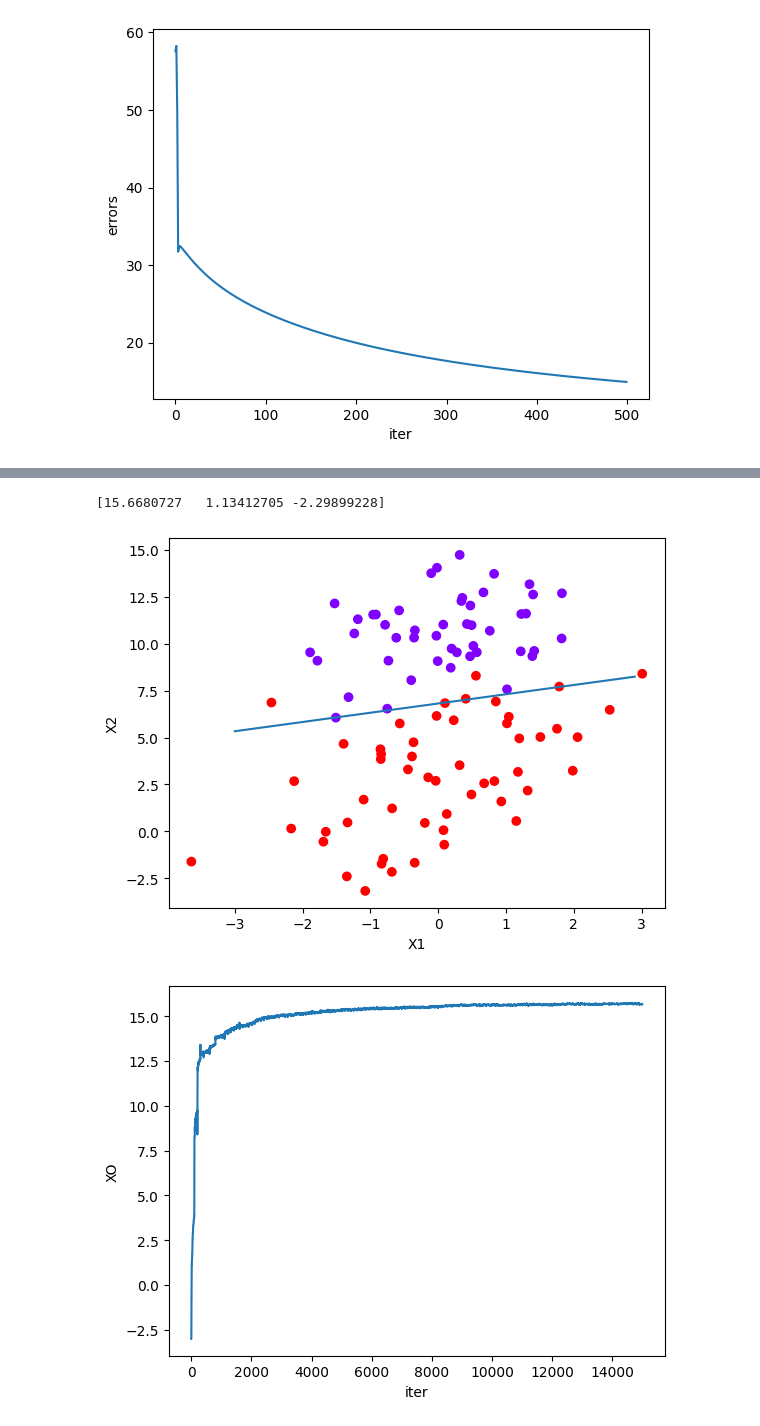
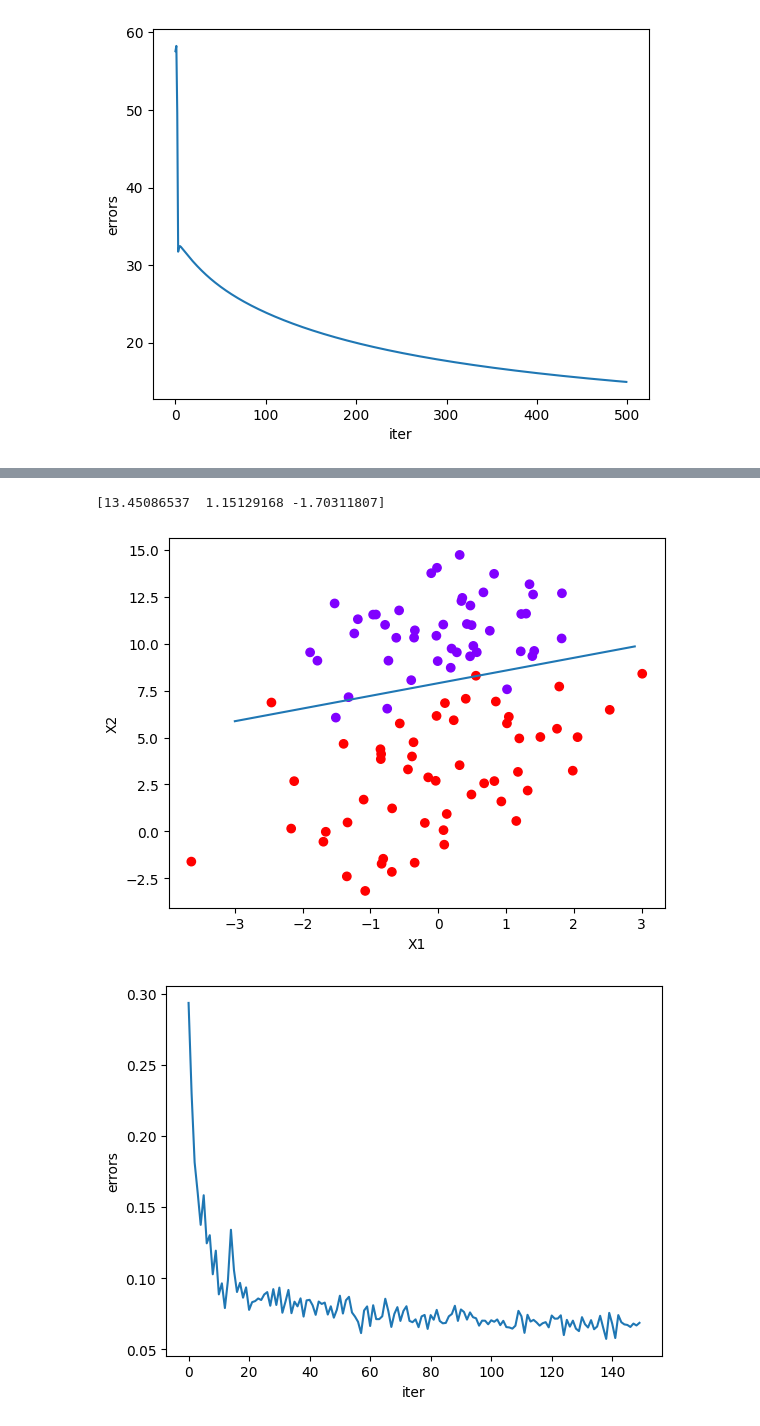
Before and after one commit to BiPaulEr/MachineLearning, a Jupyter notebook: Regression/Regression.ipynb, the cells around one changed output, grey strips where cells are left out. Cells and saved outputs as stored; diff of their text form; code cells hidden in the pictures.

```diff
--- a/Regression/Regression.ipynb
+++ b/Regression/Regression.ipynb
@@ -85,8 +87,8 @@ def plotBestFit(npdataMat, datingLabelsColors, weights):
     fig = plt.figure()
     ax = fig.add_subplot(111)
     ax.scatter(npdataMat[:,1], npdataMat[:,2], c=datingLabelsColors)
-    x = arange(-3.0, 3.0, 0.1)
-    arrayWeight = array(weights) #transform it in array else is still like a matrice
+    x = np.arange(-3.0, 3.0, 0.1)
+    arrayWeight = np.array(weights) #transform it in array else is still like a matrice
     y = (-arrayWeight[0]-arrayWeight[1]*x)/arrayWeight[2]
     ax.plot(x,y)
     plt.xlabel('X1'); plt.ylabel('X2');
@@ -99,7 +101,7 @@ def plotErrors(errors, ylabel = "errors"):
     fig = plt.figure()
     ax = fig.add_subplot(111)
     numiterations = len(errors)
-    x = arange(0, numiterations, 1)
+    x = np.arange(0, numiterations, 1)
     ax.plot(x,errors)
     plt.xlabel('iter')
     plt.ylabel(ylabel);
@@ -201,22 +167,24 @@ plotWeights(weightsStack)
 # %%
 def stocGradAscent1_alpha(dataMatrix, classLabels, numIter=150):
-     m,n = shape(dataMatrix)
-     weights = ones(n)
-     weightsStack = []
+     m,n = np.shape(dataMatrix)
+     weights = np.ones(n)
+     errorStack = []
      for j in range(numIter):
              dataIndex = list(range(m))
+             error_sum = 0
              for i in range(m):
                  alpha = 4/(1.0+j+i)+0.01
                  randIndex = i
                  h = sigmoid(sum(dataMatrix[randIndex]*weights))
                  error = classLabels[randIndex] - h
+                 error_sum += abs(error)
                  weights = weights + alpha * error * dataMatrix[randIndex]
-                 weightsStack.append(weights)
-     return weights, weightsStack
-nvweight, weightsStack = stocGradAscent1_alpha(npdataMat, labelMat)
+             errorStack.append(error_sum/m)
+     return weights, errorStack
+nvweight, errorStack = stocGradAscent1_alpha(npdataMat, labelMat)
 print(nvweight)
 plotBestFit(npdataMat, datingLabelsColors, nvweight)
-plotWeights(weightsStack)
+plotErrors(errorStack)
 # %% [output]
 [15.54740137  1.23272371 -2.18652802]
 [figure]
@@ -226,24 +192,27 @@ plotWeights(weightsStack)
 # %%
 def stocGradAscent1_alpha_random_index(dataMatrix, classLabels, numIter=150):
-     m,n = shape(dataMatrix)
-     weights = ones(n)
-     weightsStack = []
+     m,n = np.shape(dataMatrix)
+     weights = np.ones(n)
+     errorStack = []
      for j in range(numIter):
              dataIndex = list(range(m))
+             error_sum = 0
              for i in range(m):
                  alpha = 4/(1.0+j+i)+0.01
                  randIndex = int(random.uniform(0,len(dataIndex)))
-                 h = sigmoid(sum(dataMatrix[randIndex]*weights))
-                 error = classLabels[randIndex] - h
-                 weights = weights + alpha * error * dataMatrix[randIndex]
-                 weightsStack.append(weights)
+                 index = dataIndex[randIndex]
+                 h = sigmoid(sum(dataMatrix[index]*weights))
+                 error = classLabels[index] - h
+                 error_sum += abs(error)
+                 weights = weights + alpha * error * dataMatrix[index]
                  del(dataIndex[randIndex])
-     return weights, weightsStack
-nvweight, weightsStack = stocGradAscent1_alpha_random_index(npdataMat, labelMat)
+             errorStack.append(error_sum / m)
+     return weights, errorStack
+nvweight, errorStack = stocGradAscent1_alpha_random_index(npdataMat, labelMat)
 print(nvweight)
 plotBestFit(npdataMat, datingLabelsColors, nvweight)
-plotWeights(weightsStack)
+plotErrors(errorStack)
 # %% [output]
-[15.6680727   1.13412705 -2.29899228]
+[13.45086537  1.15129168 -1.70311807]
-[figure, old version]
+[figure, new version]
-[figure, old version]
+[figure, new version]
```
Also changed, not shown: parts of 15 cells of this notebook.
